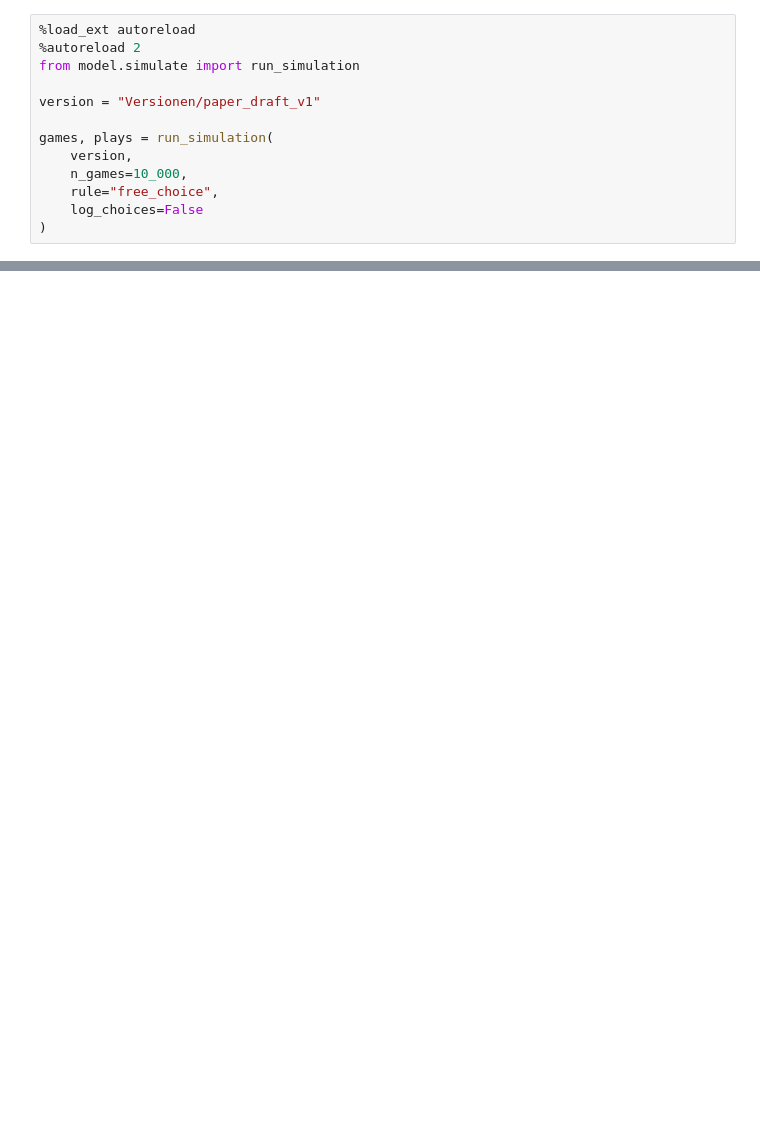
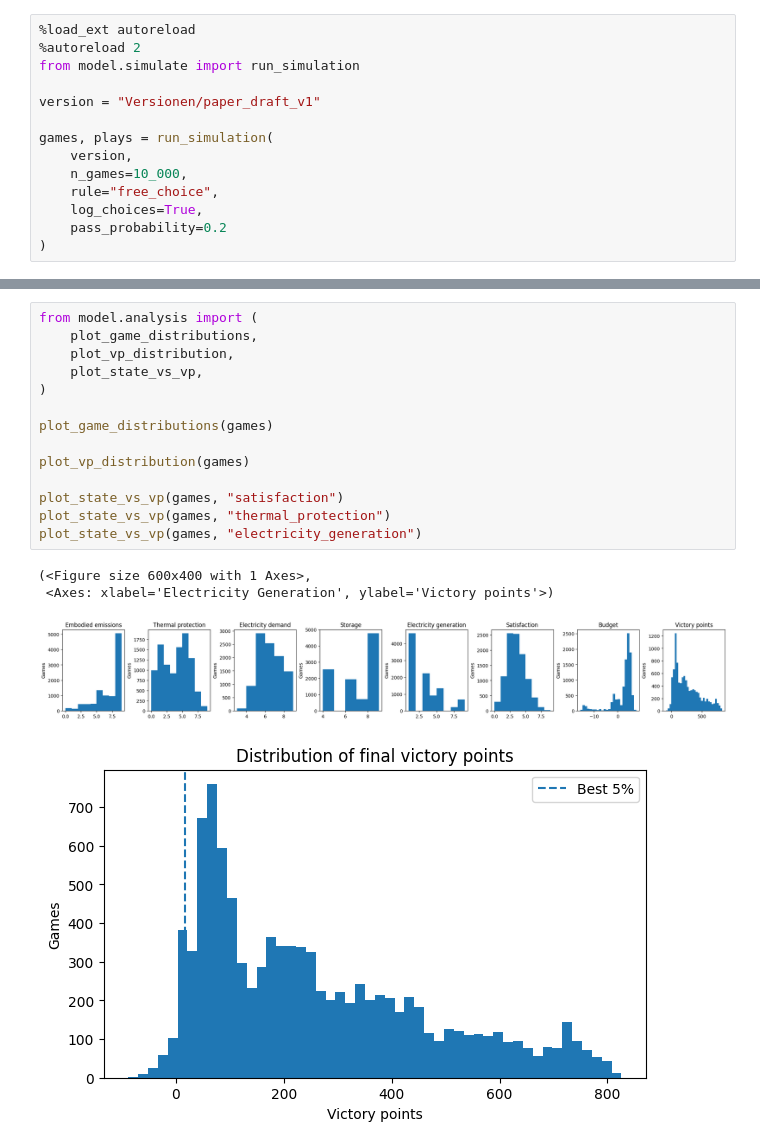
Before and after one commit to simonschaluppe/KlimSta-Brettspiel, a Jupyter notebook: experiment.ipynb, the cells around one changed output, grey strips where cells are left out. Drawn from its saved outputs; the diff is of its cells as text; blank space fills up the shorter version.

Commit message:
analysis

```diff
--- a/experiment.ipynb
+++ b/experiment.ipynb
@@ -9,6 +9,7 @@ games, plays = run_simulation(
     version,
     n_games=10_000,
     rule="free_choice",
-    log_choices=False
+    log_choices=True,
+    pass_probability=0.2
 )
 # %% [output]
@@ -17,0 +47,19 @@ TypeError: run_simulation() got an unexpected keyword argument 'log_choices'
+# %%
+from model.analysis import (
+    plot_game_distributions,
+    plot_vp_distribution,
+    plot_state_vs_vp,
+)
+
+plot_game_distributions(games)
+
+plot_vp_distribution(games)
+
+plot_state_vs_vp(games, "satisfaction")
+plot_state_vs_vp(games, "thermal_protection")
+plot_state_vs_vp(games, "electricity_generation")
+# %% [output]
+(<Figure size 600x400 with 1 Axes>,
+ <Axes: xlabel='Electricity Generation', ylabel='Victory points'>)
+[figure, added]
+[figure, added]
```
Also changed, not shown: parts of 3 cells of this notebook, 17 other files.
